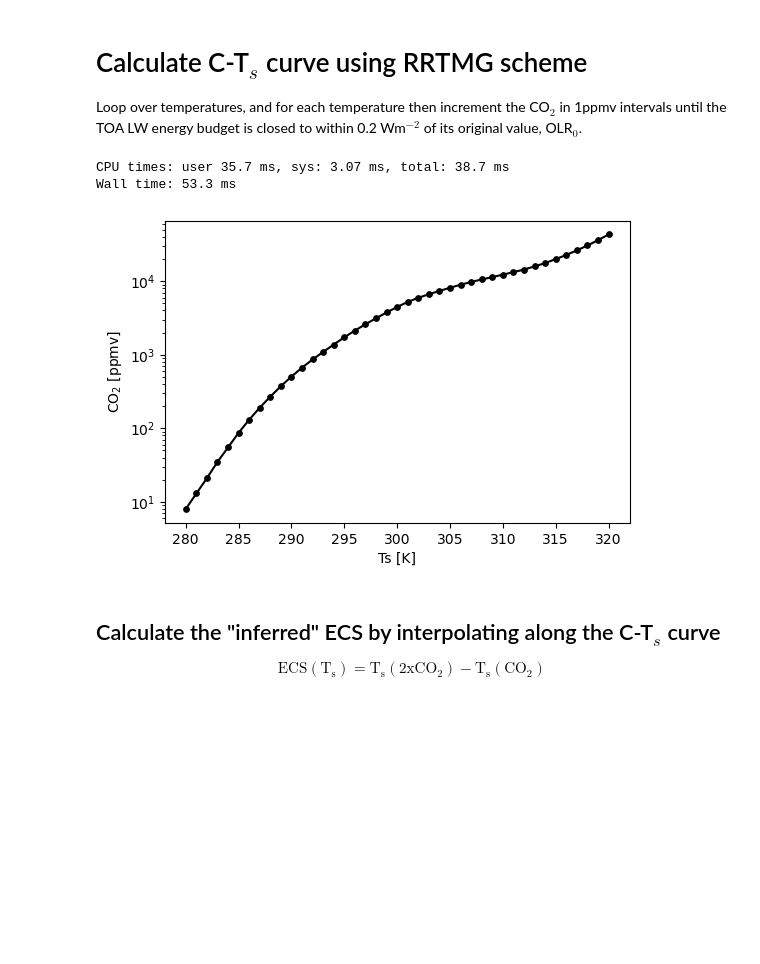
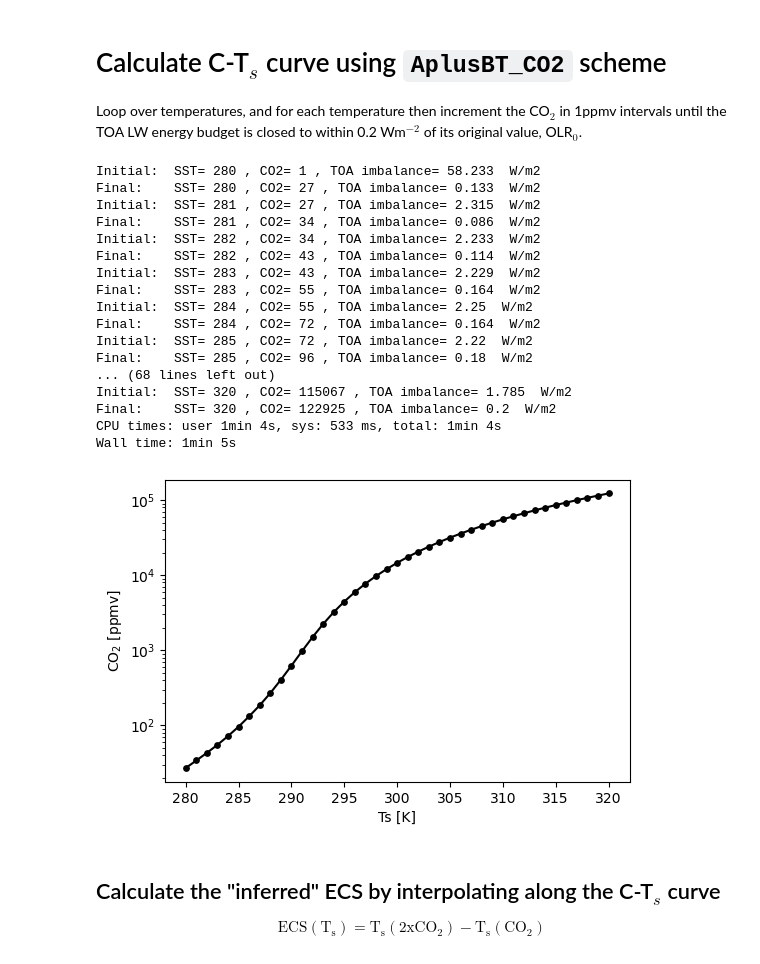
Before and after one commit to AndrewILWilliams/ECS_bump, a Jupyter notebook: climlab_greygas.ipynb, the cells around one changed output. Cells and saved outputs as stored; diff of their text form; code cells hidden in the pictures; blank space fills up the shorter version.

```diff
--- a/climlab_greygas.ipynb
+++ b/climlab_greygas.ipynb
@@ -80,4 +100,4 @@ def calc_olr(SST, CO2ppmv):
 # %%
-OLR0 = calc_olr(SST=288,CO2ppmv=280)
+OLR0 = calc_olr_AplusBT_CO2(SST=288,CO2ppmv=280)
 OLR0
 # %% [output]
@@ -98,5 +118,5 @@ da.plot.contourf()
 # %% [markdown]
-# Calculate C-T$_{s}$ curve using RRTMG scheme
+# Calculate C-T$_{s}$ curve using `AplusBT_CO2` scheme
 
 Loop over temperatures, and for each temperature then increment the CO$_{2}$  in 1ppmv intervals until the TOA LW energy budget is closed to within 0.2 Wm$^{-2}$ of its original value, OLR$_{0}$.
 # %%
@@ -106,7 +126,7 @@ the RRTMG scheme, so you can either choose to run it or just set run_loop=False
 and then it will load the data from the Data folder
 """
 
-run_loop = False
+run_loop = True
 # %%
 %%time
 
@@ -114,18 +134,20 @@ if run_loop:
     TEMPS = np.linspace(280, 320, 41)
     CO2_arr = np.zeros(len(TEMPS))
 
-    OLR0 = calc_olr(SST=288,CO2ppmv=280)
+    OLR0 = calc_olr_AplusBT_CO2(SST=288,CO2ppmv=280)
 
-    co2_init = 0
+    # n.b. require CO2>0 at all times because
+    # AplusBT_CO2 parameterization involves log(CO2/300)
+    co2_init = 1
 
     for idx,sst in enumerate(TEMPS):
 
         if idx==0:
             co2_trial=co2_init
 
-        olr = calc_olr(SST=sst,CO2ppmv=co2_trial)
+        olr = calc_olr_AplusBT_CO2(SST=sst,CO2ppmv=co2_trial)
 
-        imbalance = np.round(np.abs(olr-OLR0)[0],3)
+        imbalance = np.round(np.abs(olr-OLR0),3)
 
         j=0
         while imbalance>0.2:
@@ -138,42 +160,57 @@ if run_loop:
             dG = (np.sign(imbalance))
             co2_trial+=dG
 
             if co2_trial<0:
                 co2_trial=0
 
-            olr = calc_olr(SST=sst,CO2ppmv=co2_trial)
+            olr = calc_olr_AplusBT_CO2(SST=sst,CO2ppmv=co2_trial)
 
-            imbalance = np.round(np.abs(olr-OLR0)[0],3)
+            imbalance = np.round(np.abs(olr-OLR0),3)
 
         print('Final:   ', 'SST=',int(sst), ', CO2=',int(co2_trial), ', TOA imbalance=',imbalance,' W/m2')
         CO2_arr[idx] = int(co2_trial)
 
     # Save data
     C_Ts = xr.DataArray(CO2_arr, dims=['Ts'],
                     coords={'Ts':xr.DataArray(TEMPS, dims=['Ts'], attrs={'units':'K'})},
                     attrs={'standard_name': 'CO$_{2}$', 'units': 'ppmv'})
     Ts_C = xr.DataArray(TEMPS, dims=['CO2'],
                         coords={'CO2':xr.DataArray(CO2_arr, dims=['CO2'], attrs={'units':'ppmv'})},
                         attrs={'standard_name': 'Ts', 'units': 'K'})
 
-    C_Ts.to_netcdf("./Data/C_Ts_curve_RRTMG.nc")
-    Ts_C.to_netcdf("./Data/Ts_C_curve_RRTMG.nc")
+    C_Ts.to_netcdf("./Data/C_Ts_curve_AplusBT_CO2.nc")
+    Ts_C.to_netcdf("./Data/Ts_C_curve_AplusBT_CO2.nc")
 
     fig,ax=plt.subplots(dpi=100)
     C_Ts.plot(ax=ax, yscale='log', color='k')
     ax.scatter(C_Ts.Ts, C_Ts, color='k', s=15)
 
 else:
-    C_Ts = xr.open_dataarray("./Data/C_Ts_curve_RRTMG.nc")
-    Ts_C = xr.open_dataarray("./Data/Ts_C_curve_RRTMG.nc")
+    C_Ts = xr.open_dataarray("./Data/C_Ts_curve_AplusBT_CO2.nc")
+    Ts_C = xr.open_dataarray("./Data/Ts_C_curve_AplusBT_CO2.nc")
 
     fig,ax=plt.subplots(dpi=100)
     C_Ts.plot(ax=ax, yscale='log', color='k')
     ax.scatter(C_Ts.Ts, C_Ts, color='k', s=15)
 # %% [output]
-CPU times: user 35.7 ms, sys: 3.07 ms, total: 38.7 ms
-Wall time: 53.3 ms
+Initial:  SST= 280 , CO2= 1 , TOA imbalance= 58.233  W/m2
+Final:    SST= 280 , CO2= 27 , TOA imbalance= 0.133  W/m2
+Initial:  SST= 281 , CO2= 27 , TOA imbalance= 2.315  W/m2
+Final:    SST= 281 , CO2= 34 , TOA imbalance= 0.086  W/m2
+Initial:  SST= 282 , CO2= 34 , TOA imbalance= 2.233  W/m2
+Final:    SST= 282 , CO2= 43 , TOA imbalance= 0.114  W/m2
+Initial:  SST= 283 , CO2= 43 , TOA imbalance= 2.229  W/m2
+Final:    SST= 283 , CO2= 55 , TOA imbalance= 0.164  W/m2
+Initial:  SST= 284 , CO2= 55 , TOA imbalance= 2.25  W/m2
+Final:    SST= 284 , CO2= 72 , TOA imbalance= 0.164  W/m2
+Initial:  SST= 285 , CO2= 72 , TOA imbalance= 2.22  W/m2
+Final:    SST= 285 , CO2= 96 , TOA imbalance= 0.18  W/m2
+... (68 lines left out)
+Initial:  SST= 320 , CO2= 115067 , TOA imbalance= 1.785  W/m2
+Final:    SST= 320 , CO2= 122925 , TOA imbalance= 0.2  W/m2
+CPU times: user 1min 4s, sys: 533 ms, total: 1min 4s
+Wall time: 1min 5s
-[figure, old version]
+[figure, new version]
 # %% [markdown]
 ## Calculate the "inferred" ECS by interpolating along the C-T$_{s}$ curve
 
```
Also changed, not shown: parts of 26 cells of this notebook, 3 other files.
